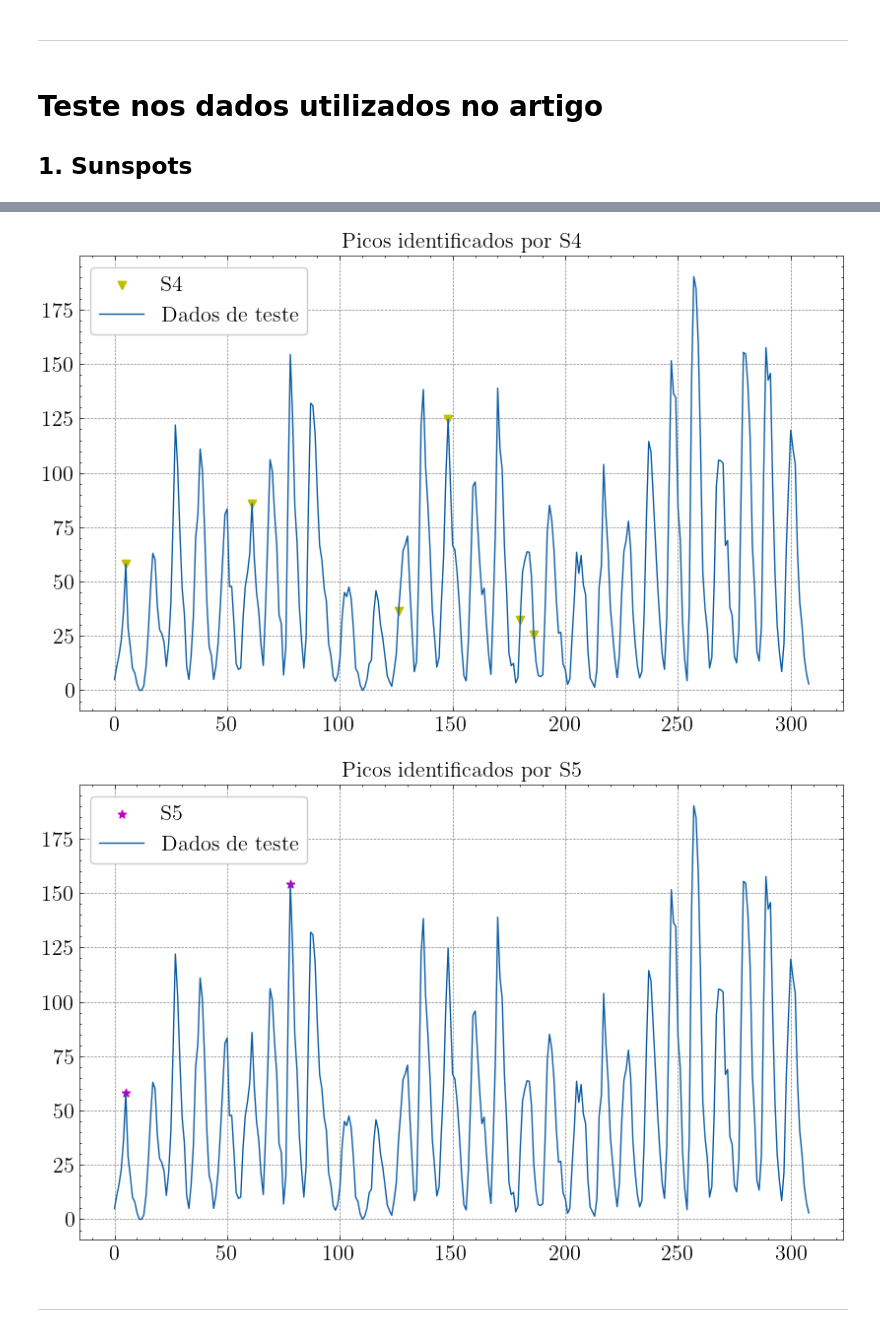
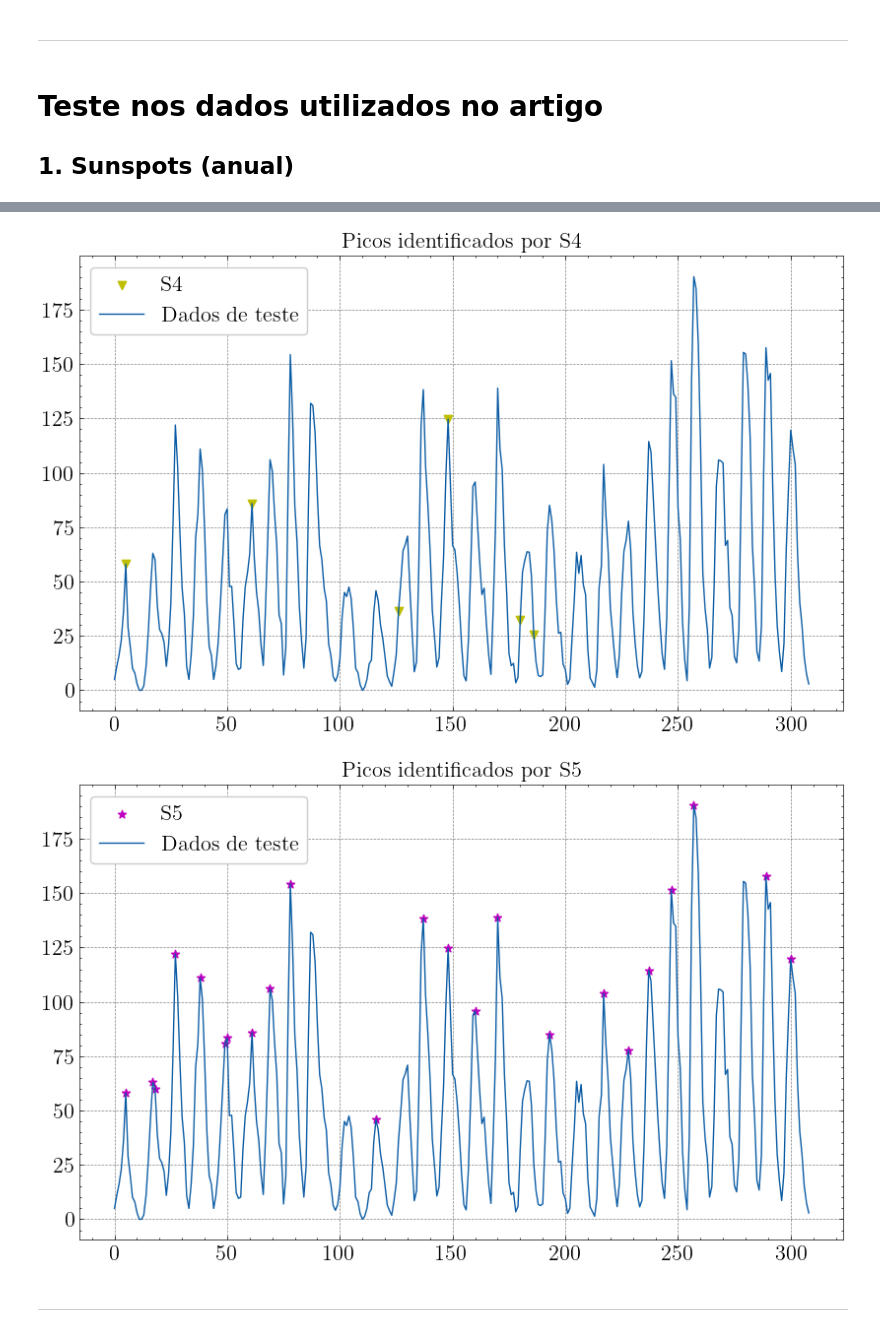
Before and after one commit to yanvgf/peak-detection, a Jupyter notebook: peak-detection.ipynb, the cells around one changed output, grey strips where cells are left out. Cells and saved outputs as stored; diff of their text form; code cells hidden in the pictures.

```diff
--- a/peak-detection.ipynb
+++ b/peak-detection.ipynb
@@ -252,7 +260,7 @@ def s5_metric(data, k, method='parametric'):
 # %% [markdown]
 # Teste nos dados utilizados no artigo
 
-## 1. Sunspots
+## 1. Sunspots (anual)
 # %%
 sunspots = pd.read_csv('arquivos/sunspots.csv', index_col=0)
 # %%
@@ -262,11 +270,12 @@ sunspots = pd.read_csv('arquivos/sunspots.csv', index_col=0)
 k_sunspots = 5
 h_sunspots = 1.5
 bandwidth_sunspots = 5
+#
 s1_sunspots = s1_metric(sunspots, k_sunspots)
 s2_sunspots = s2_metric(sunspots, k_sunspots)
 s3_sunspots = s3_metric(sunspots, k_sunspots)
 s4_sunspots = s4_metric(sunspots, k_sunspots, bandwidth=bandwidth_sunspots, kde_kernel='gaussian')
-s5_sunspots = s5_metric(sunspots, k_sunspots, method='parametric')
+s5_sunspots_is_outlier, _ = s5_metric(sunspots, k_sunspots, method='parametric', n_std=h_sunspots)
 # %%
 # Calcula média e desvio padrão de S1
 s1_sunspots_mean = np.mean(s1_sunspots, axis=0)
@@ -283,10 +292,6 @@ s3_sunspots_std = np.std(s3_sunspots)
 # Calcula média e desvio padrão de S4
 s4_sunspots_mean = np.mean(s4_sunspots, axis=0)
 s4_sunspots_std = np.std(s4_sunspots)
-#
-# Calcula média e desvio padrão de S5
-s5_sunspots_mean = np.mean(s5_sunspots, axis=0)
-s5_sunspots_std = np.std(s5_sunspots)
 
 
 # Obtém índices dos picos (3 desvios padrão acima da média)
@@ -307,9 +312,8 @@ s3_peak_indexes = [i for (i, value) in enumerate(s3_is_peak) if value]
 s4_is_peak = np.where(s4_sunspots > s4_sunspots_mean + h_sunspots*s4_sunspots_std, True, False)
 s4_peak_indexes = [i for (i, value) in enumerate(s4_is_peak) if value]
 #
-# S5
-s5_is_peak = np.where(s5_sunspots > s5_sunspots_mean + h_sunspots*s5_sunspots_std, True, False)
-s5_peak_indexes = [i for (i, value) in enumerate(s5_is_peak) if value]
+# S5 (não faz verificação da distância em relação à média, pois já é feito na definição da métrica)
+s5_peak_indexes = [i for (i, value) in enumerate(s5_sunspots_is_outlier.values.flatten()) if value]
 
 # Marcar no gráfico os picos identificados por cada métrica
 #
@@ -321,7 +325,7 @@ plt.plot(sunspots.values, label='Dados de teste')
 plt.title(f'Picos identificados por S1')
 plt.legend(frameon=True)
 plt.show()
-
+#
 # S2
 plt.scatter(s2_peak_indexes, sunspots.values[s2_peak_indexes], marker='o', color='g', label='S2')
 #
@@ -330,39 +334,39 @@ plt.plot(sunspots.values, label='Dados de teste')
 plt.title(f'Picos identificados por S2')
 plt.legend(frameon=True)
 plt.show()
-
+#
 # S3
 plt.scatter(s3_peak_indexes, sunspots.values[s3_peak_indexes], marker='^', color='b', label='S3')
 #
 # Plotar gráfico com os picos identificados
 plt.plot(sunspots.values, label='Dados de teste')
 plt.title(f'Picos identificados por S3')
 plt.legend(frameon=True)
 plt.show()
-
+#
 # S4
 plt.scatter(s4_peak_indexes, sunspots.values[s4_peak_indexes], marker='v', color='y', label='S4')
 #
 # Plotar gráfico com os picos identificados
 plt.plot(sunspots.values, label='Dados de teste')
 plt.title(f'Picos identificados por S4')
 plt.legend(frameon=True)
 plt.show()
-
+#
 # S5
 plt.scatter(s5_peak_indexes, sunspots.values[s5_peak_indexes], marker='*', color='m', label='S5')
 #
 # Plotar gráfico com os picos identificados
 plt.plot(sunspots.values, label='Dados de teste')
 plt.title(f'Picos identificados por S5')
 plt.legend(frameon=True)
 plt.show()
 # %% [output]
 [figure]
 [figure]
 [figure]
 [figure]
-[figure, old version]
+[figure, new version]
 # %% [markdown]
 ---
 # %% [markdown]
```
Also changed, not shown: parts of 5 cells of this notebook.
